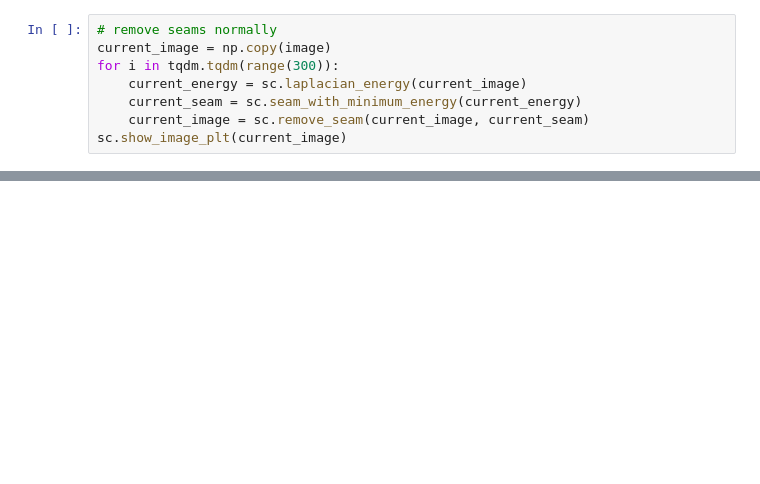
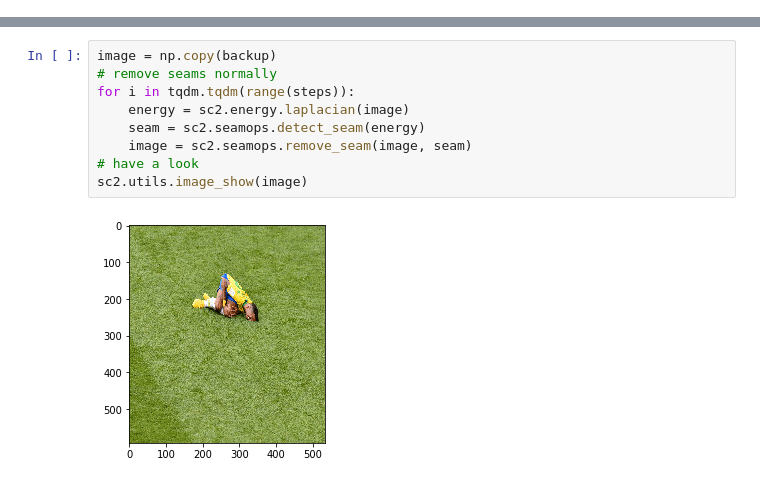
Before and after one commit to PKUAA2020S1201/Python-Seam-Carving, a Jupyter notebook: saliency.ipynb, the cells around one changed output, grey strips where cells are left out. Drawn from its saved outputs; the diff is of its cells as text; blank space fills up the shorter version.

```diff
--- a/saliency.ipynb
+++ b/saliency.ipynb
@@ -27,8 +22,0 @@ sc.show_image_plt(sc.static_saliency(image))
-# %%
-# remove seams normally
-current_image = np.copy(image)
-for i in tqdm.tqdm(range(300)):
-    current_energy = sc.laplacian_energy(current_image)
-    current_seam = sc.seam_with_minimum_energy(current_energy)
-    current_image = sc.remove_seam(current_image, current_seam)
-sc.show_image_plt(current_image)
@@ -48,0 +36,11 @@ sc.show_image_plt(current_image)
+# %%
+image = np.copy(backup)
+# remove seams normally
+for i in tqdm.tqdm(range(steps)):
+    energy = sc2.energy.laplacian(image)
+    seam = sc2.seamops.detect_seam(energy)
+    image = sc2.seamops.remove_seam(image, seam)
+# have a look
+sc2.utils.image_show(image)
+# %% [output]
+[figure, added]
```
Also changed, not shown: parts of 11 cells of this notebook, 34 other files.
